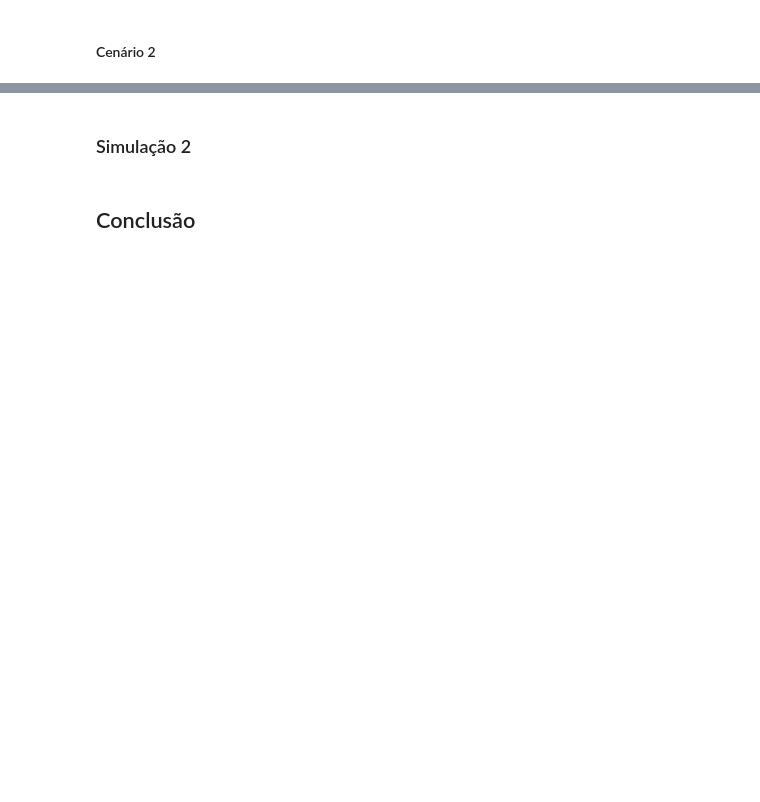
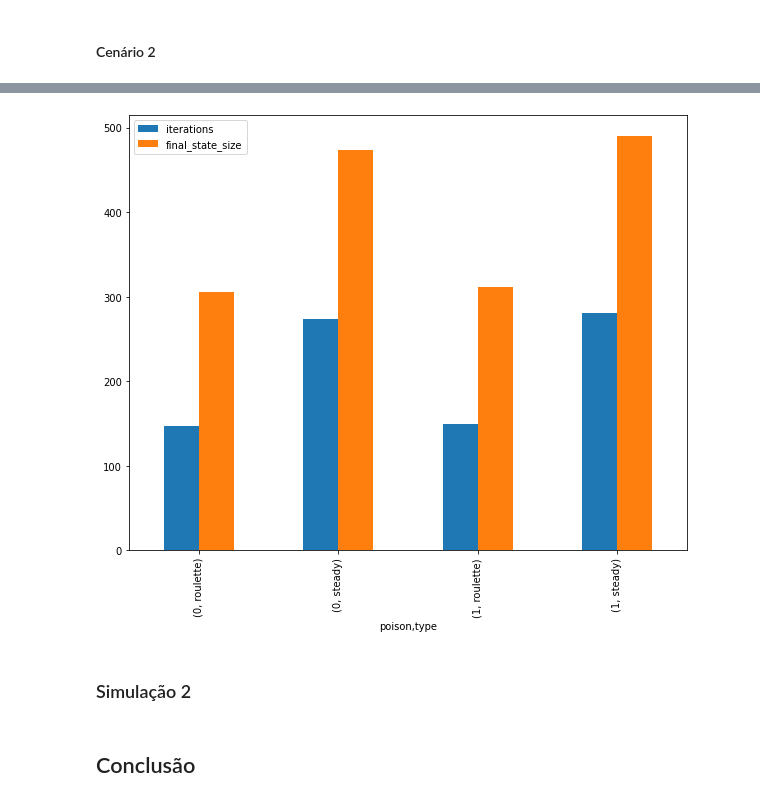
Before and after one commit to carolineap/hardest-pygame-ever, a Jupyter notebook: whg.ipynb, the cells around one changed output, grey strips where cells are left out. Saved outputs shown, nothing was run; the diff lists cells and outputs as text; code cells hidden in the pictures; blank space fills up the shorter version.

```diff
--- a/whg.ipynb
+++ b/whg.ipynb
@@ -188,2 +258,9 @@ make_plot('best_number_actions', 'Número de ações do melhor jogador')
+# %%
+df_poison = df.loc[df['population_size'] == 200]
+df_poison = df_poison.groupby(["poison", "type"]).mean().round(2)
+df_poison.plot(y=["iterations", "final_state_size"], kind="bar",figsize=(10,8))
+plt.show()
+# %% [output]
+[figure, added]
 # %% [markdown]
 ### Simulação 2
```
Also changed, not shown: parts of 26 cells of this notebook, 5 other files.
